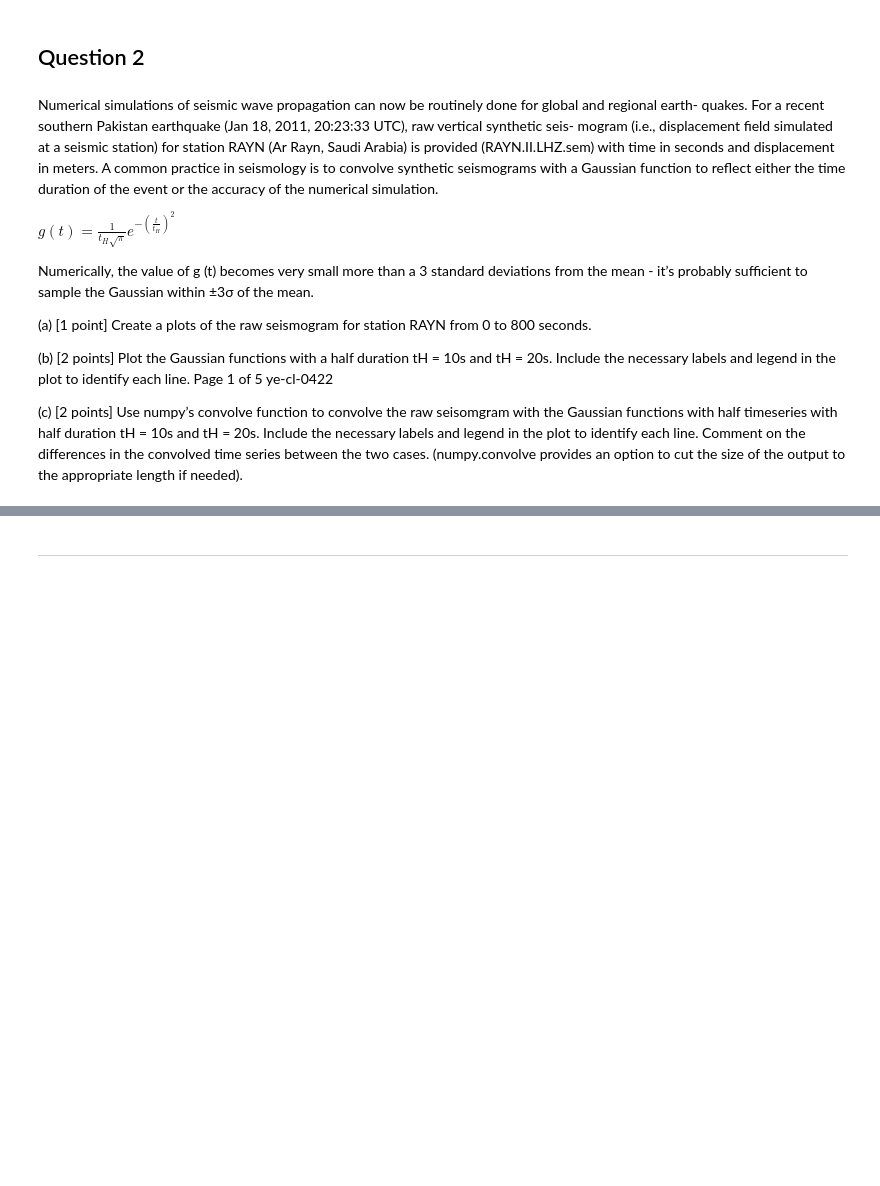
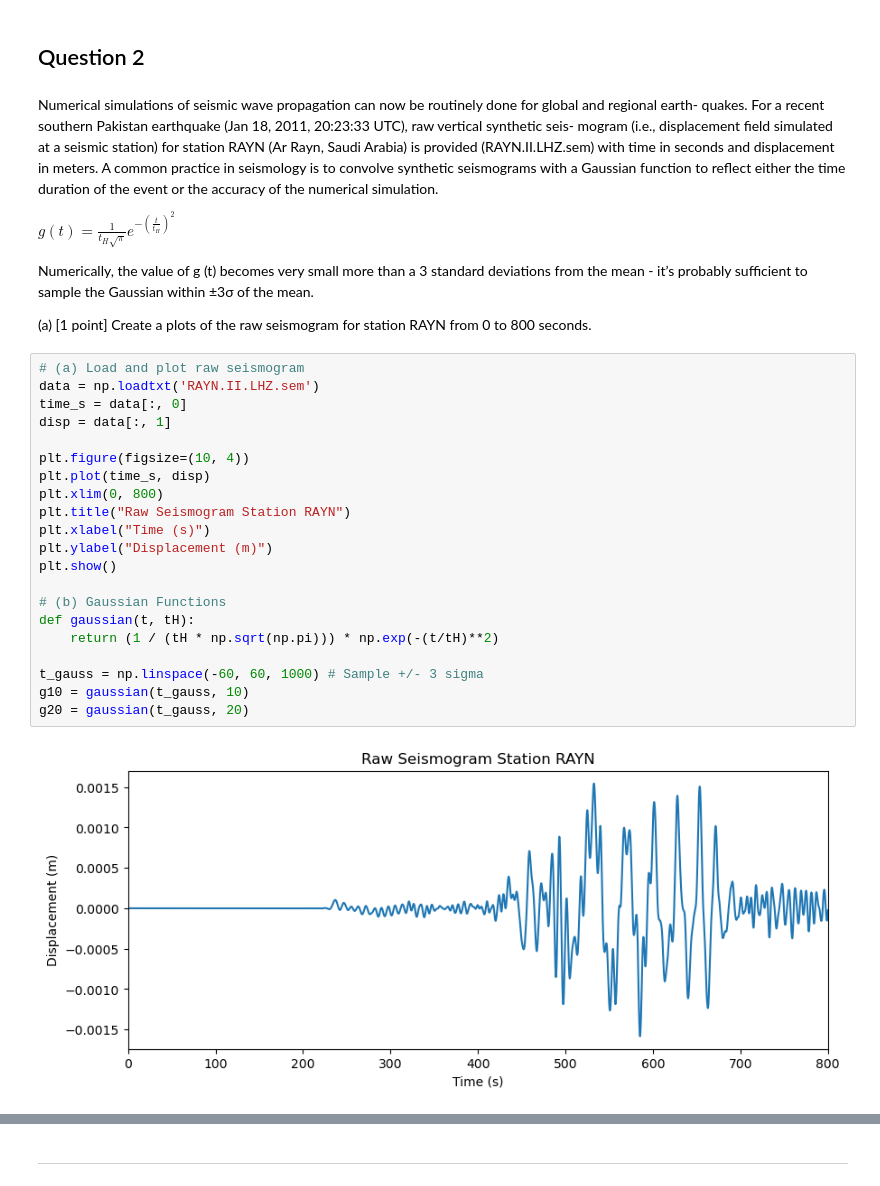
Before and after one commit to 21chengjk1/PHY408Labs, a Jupyter notebook: Lab2/Jack_Cheng_Lab2.ipynb, the cells around one changed output, grey strips where cells are left out. Drawn from its saved outputs; the diff is of its cells as text; blank space fills up the shorter version.

```diff
--- a/Lab2/Jack_Cheng_Lab2.ipynb
+++ b/Lab2/Jack_Cheng_Lab2.ipynb
@@ -37,13 +111,26 @@ $g(t) = \frac{1}{t_H \sqrt{\pi}} e^{-(\frac{t}{t_H})^2}$
 Numerically, the value of g (t) becomes very small more than a 3 standard deviations from the mean - it’s probably sufficient to sample the Gaussian within ±3σ of the mean.
 
 (a) [1 point] Create a plots of the raw seismogram for station RAYN from 0 to 800 seconds.
-
-(b) [2 points] Plot the Gaussian functions with a half duration tH = 10s and tH = 20s. Include the necessary
-labels and legend in the plot to identify each line.
-Page 1 of 5 ye-cl-0422
-
-(c) [2 points] Use numpy’s convolve function to convolve the raw seisomgram with the Gaussian functions
-with half timeseries with half duration tH = 10s and tH = 20s. Include the necessary labels and legend
-in the plot to identify each line. Comment on the differences in the convolved time series between the
-two cases. (numpy.convolve provides an option to cut the size of the output to the appropriate length if
-needed).
+# %%
+# (a) Load and plot raw seismogram
+data = np.loadtxt('RAYN.II.LHZ.sem')
+time_s = data[:, 0]
+disp = data[:, 1]
+
+plt.figure(figsize=(10, 4))
+plt.plot(time_s, disp)
+plt.xlim(0, 800)
+plt.title("Raw Seismogram Station RAYN")
+plt.xlabel("Time (s)")
+plt.ylabel("Displacement (m)")
+plt.show()
+
+# (b) Gaussian Functions
+def gaussian(t, tH):
+    return (1 / (tH * np.sqrt(np.pi))) * np.exp(-(t/tH)**2)
+
+t_gauss = np.linspace(-60, 60, 1000) # Sample +/- 3 sigma
+g10 = gaussian(t_gauss, 10)
+g20 = gaussian(t_gauss, 20)
+# %% [output]
+[figure, added]
```
Also changed, not shown: parts of 27 cells of this notebook, 2 other files.
